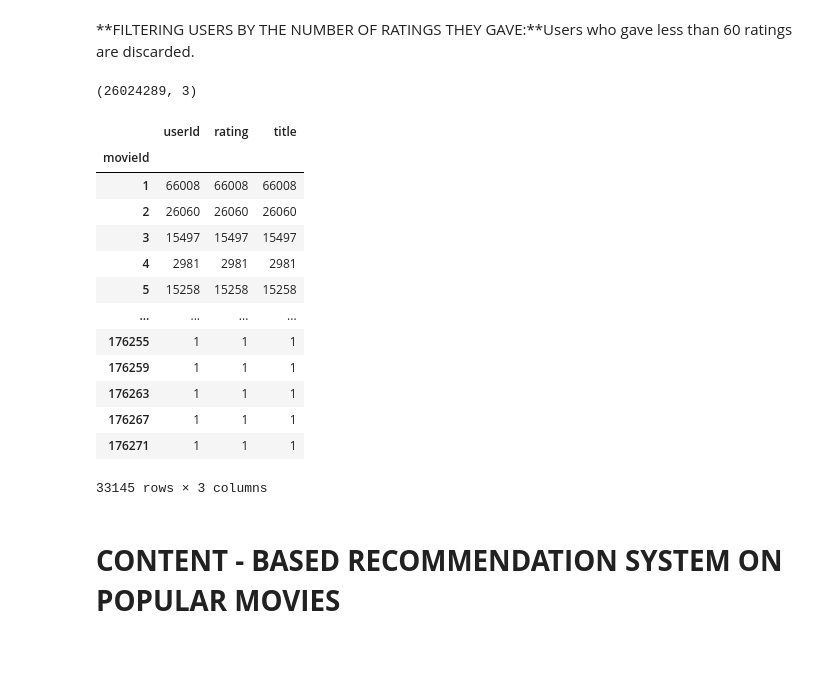
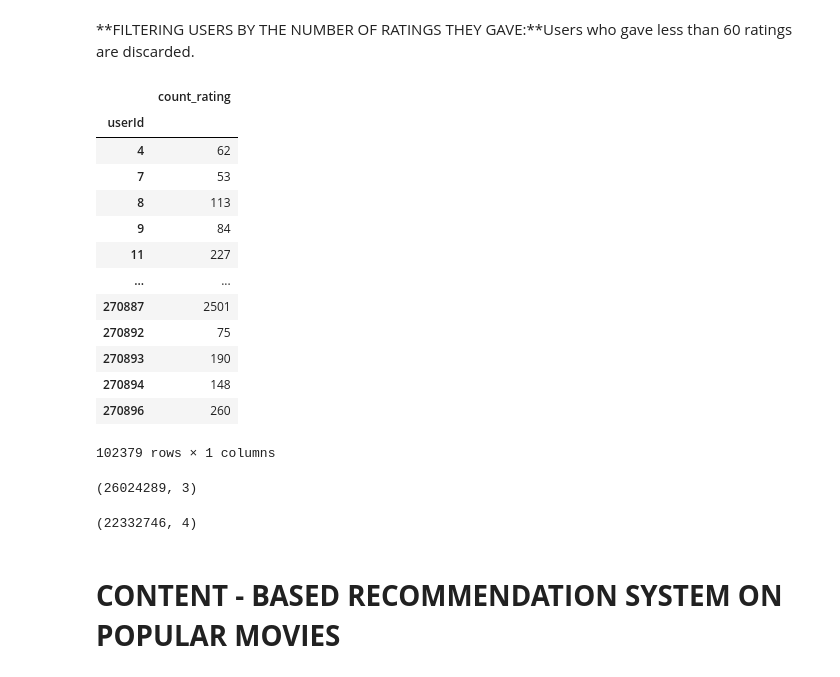
Before and after one commit to disha2sinha/Movie-Recommendation-System, a Jupyter notebook: Recommendation_System.ipynb, the cells around one changed output. Cells and saved outputs as stored; diff of their text form; code cells hidden in the pictures.

```diff
--- a/Recommendation_System.ipynb
+++ b/Recommendation_System.ipynb
@@ -198,28 +198,33 @@ user_ratings.head()
 **FILTERING USERS BY THE NUMBER OF RATINGS THEY GAVE:**Users who gave less than 60 ratings are discarded.
 # %%
 user_numberOfRatings=pd.DataFrame(user_ratings.groupby('userId')['rating'].count()).rename(columns={'rating':'count_rating'})
-user_numberOfRatings=user_numberOfRatings[user_numberOfRatings['count_rating']>50].count()
+user_numberOfRatings=user_numberOfRatings[user_numberOfRatings['count_rating']>50]
+user_numberOfRatings
+# %% [output]
+|  | count_rating |
+| userId |  |
+| 4 | 62 |
+| 7 | 53 |
+| 8 | 113 |
+| 9 | 84 |
+| 11 | 227 |
+| ... | ... |
+| 270887 | 2501 |
+| 270892 | 75 |
+| 270893 | 190 |
+| 270894 | 148 |
+| 270896 | 260 |
+102379 rows × 1 columns
 # %%
 user_ratings.shape
 # %% [output]
 (26024289, 3)
 # %%
 users_movies=pd.merge(user_ratings,popular_movies[['movieId','title']],how='inner',on='movieId')
-users_movies=users_movies[users_movies['movieId']]
+selectedusers=user_numberOfRatings.index.values.tolist()
+final_ratings=users_movies.query('userId in @selectedusers')
+final_ratings.shape
 # %% [output]
-|  | userId | rating | title |
-| movieId |  |  |  |
-| 1 | 66008 | 66008 | 66008 |
-| 2 | 26060 | 26060 | 26060 |
-| 3 | 15497 | 15497 | 15497 |
-| 4 | 2981 | 2981 | 2981 |
-| 5 | 15258 | 15258 | 15258 |
-| ... | ... | ... | ... |
-| 176255 | 1 | 1 | 1 |
-| 176259 | 1 | 1 | 1 |
-| 176263 | 1 | 1 | 1 |
-| 176267 | 1 | 1 | 1 |
-| 176271 | 1 | 1 | 1 |
-33145 rows × 3 columns
+(22332746, 4)
 # %% [markdown]
 # **CONTENT - BASED RECOMMENDATION SYSTEM ON POPULAR MOVIES**
```
